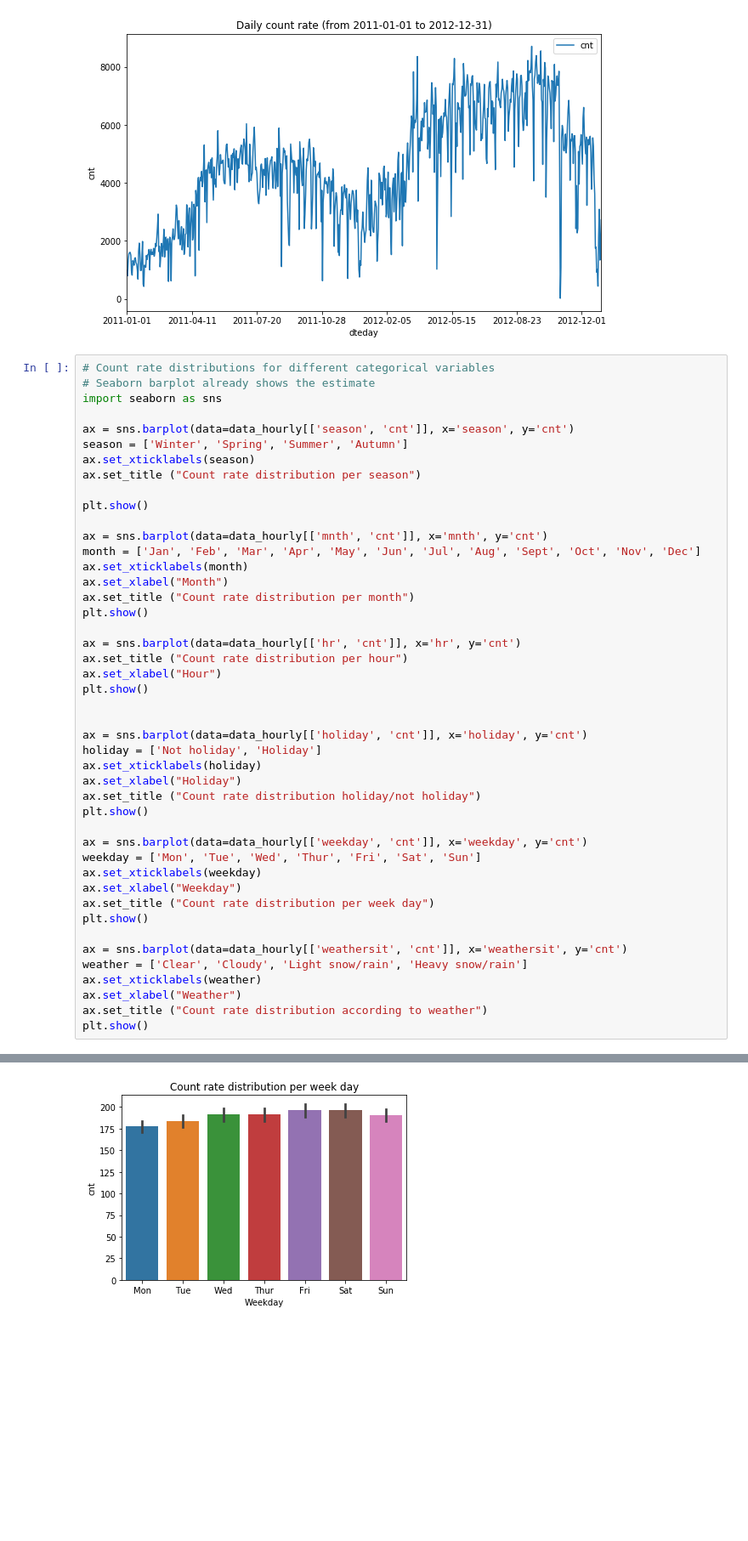
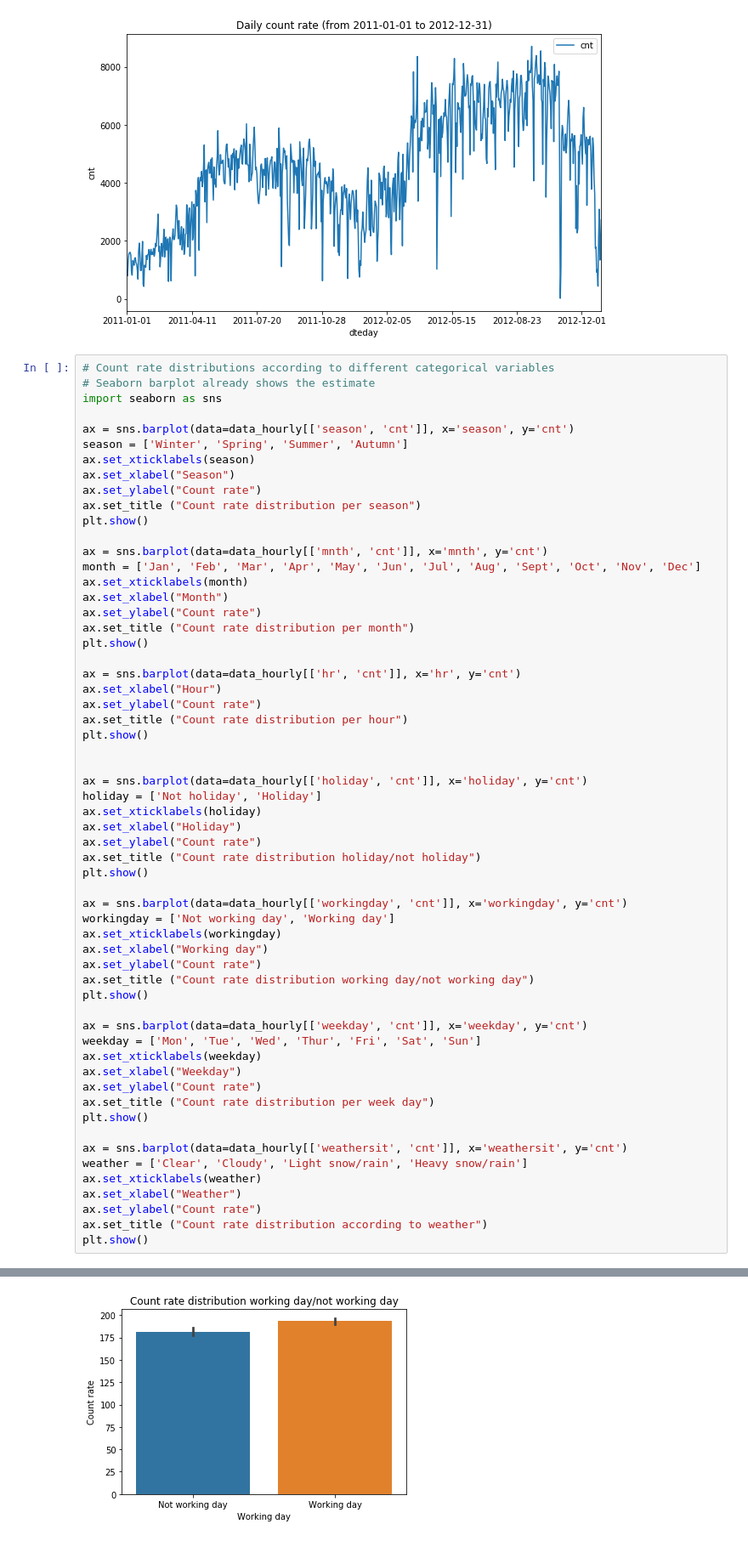
Before and after one commit to amurrone/BikeSharing, a Jupyter notebook: inspect_data.ipynb, the cells around one changed output, grey strips where cells are left out. Shown at 85% size. Saved outputs shown, nothing was run; the diff lists cells and outputs as text; blank space fills up the shorter version.

Commit message:
Added some other count rate categorical distribution plots

```diff
--- a/inspect_data.ipynb
+++ b/inspect_data.ipynb
@@ -106,27 +106,30 @@ plt.show()
 [figure]
 [figure]
 # %%
-# Count rate distributions for different categorical variables
+# Count rate distributions according to different categorical variables
 # Seaborn barplot already shows the estimate
 import seaborn as sns
 
 ax = sns.barplot(data=data_hourly[['season', 'cnt']], x='season', y='cnt')
 season = ['Winter', 'Spring', 'Summer', 'Autumn']
 ax.set_xticklabels(season)
+ax.set_xlabel("Season")
+ax.set_ylabel("Count rate")
 ax.set_title ("Count rate distribution per season")
-
 plt.show()
 
 ax = sns.barplot(data=data_hourly[['mnth', 'cnt']], x='mnth', y='cnt')
 month = ['Jan', 'Feb', 'Mar', 'Apr', 'May', 'Jun', 'Jul', 'Aug', 'Sept', 'Oct', 'Nov', 'Dec']
 ax.set_xticklabels(month)
 ax.set_xlabel("Month")
+ax.set_ylabel("Count rate")
 ax.set_title ("Count rate distribution per month")
 plt.show()
 
 ax = sns.barplot(data=data_hourly[['hr', 'cnt']], x='hr', y='cnt')
+ax.set_xlabel("Hour")
+ax.set_ylabel("Count rate")
 ax.set_title ("Count rate distribution per hour")
-ax.set_xlabel("Hour")
 plt.show()
 
 
@@ -134,13 +137,23 @@ ax = sns.barplot(data=data_hourly[['holiday', 'cnt']], x='holiday', y='cnt')
 holiday = ['Not holiday', 'Holiday']
 ax.set_xticklabels(holiday)
 ax.set_xlabel("Holiday")
+ax.set_ylabel("Count rate")
 ax.set_title ("Count rate distribution holiday/not holiday")
+plt.show()
+
+ax = sns.barplot(data=data_hourly[['workingday', 'cnt']], x='workingday', y='cnt')
+workingday = ['Not working day', 'Working day']
+ax.set_xticklabels(workingday)
+ax.set_xlabel("Working day")
+ax.set_ylabel("Count rate")
+ax.set_title ("Count rate distribution working day/not working day")
 plt.show()
 
 ax = sns.barplot(data=data_hourly[['weekday', 'cnt']], x='weekday', y='cnt')
 weekday = ['Mon', 'Tue', 'Wed', 'Thur', 'Fri', 'Sat', 'Sun']
 ax.set_xticklabels(weekday)
 ax.set_xlabel("Weekday")
+ax.set_ylabel("Count rate")
 ax.set_title ("Count rate distribution per week day")
 plt.show()
 
@@ -148,6 +161,7 @@ ax = sns.barplot(data=data_hourly[['weathersit', 'cnt']], x='weathersit', y='cnt
 weather = ['Clear', 'Cloudy', 'Light snow/rain', 'Heavy snow/rain']
 ax.set_xticklabels(weather)
 ax.set_xlabel("Weather")
+ax.set_ylabel("Count rate")
 ax.set_title ("Count rate distribution according to weather")
 plt.show()
 # %% [output]
@@ -158 +172 @@ plt.show()
-[figure, old version]
+[figure, new version]
```
Also changed, not shown: parts of 3 cells of this notebook.
